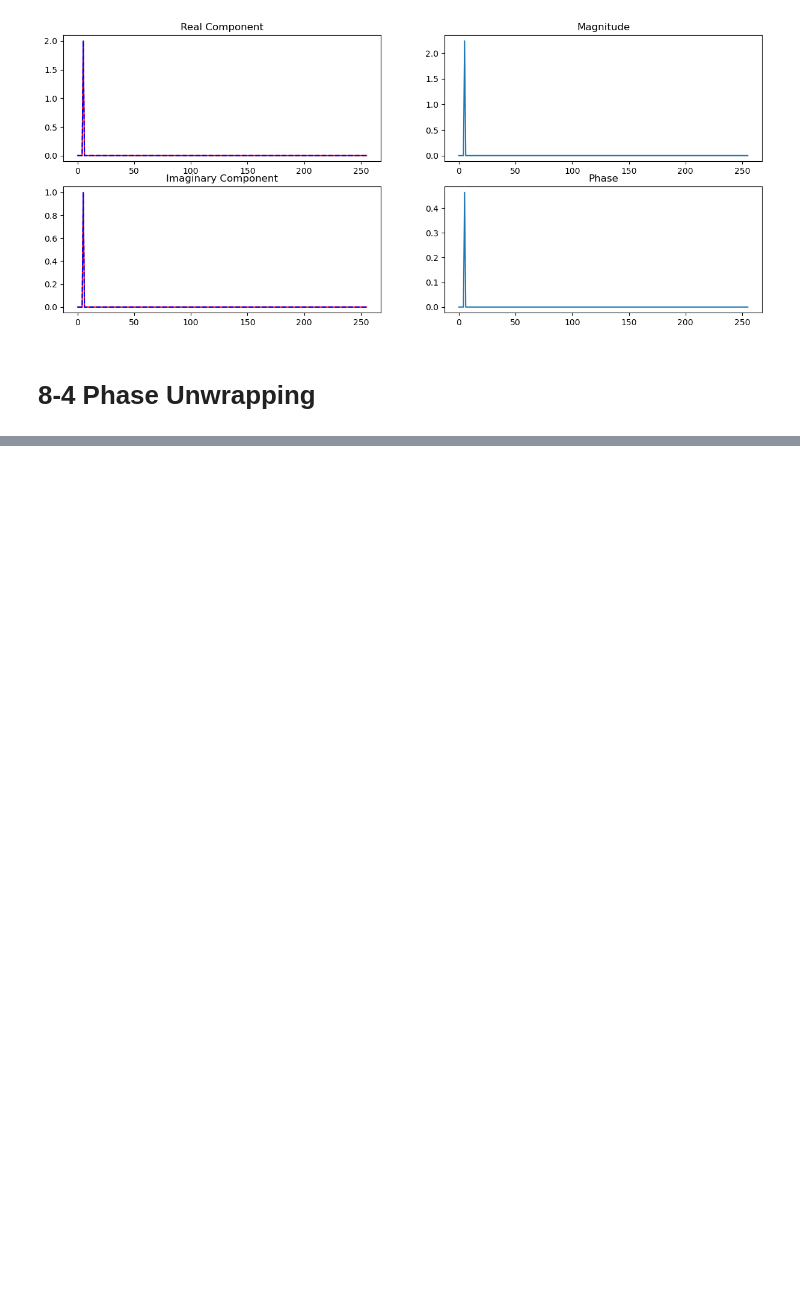
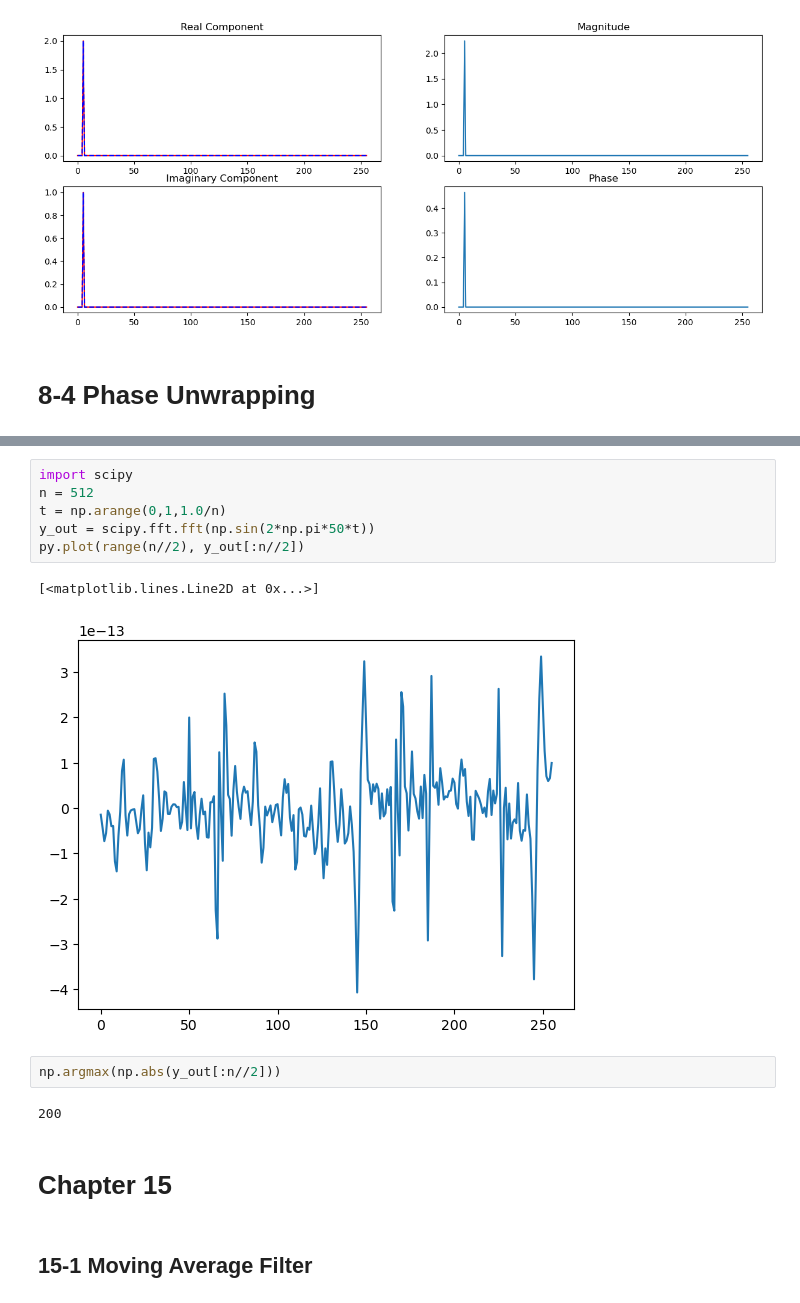
Before and after one commit to ujkam/sciengguidedsp_py, a Jupyter notebook: All_Chapters.ipynb, the cells around one changed output, grey strips where cells are left out. Cells and saved outputs as stored; diff of their text form; blank space fills up the shorter version.

```diff
--- a/All_Chapters.ipynb
+++ b/All_Chapters.ipynb
@@ -304,0 +475,17 @@ round(0.55)
+# %%
+import scipy
+n = 512
+t = np.arange(0,1,1.0/n)
+y_out = scipy.fft.fft(np.sin(2*np.pi*50*t))
+py.plot(range(n//2), y_out[:n//2])
+# %% [output]
+[<matplotlib.lines.Line2D at 0x...>]
+[figure, added]
+# %%
+np.argmax(np.abs(y_out[:n//2]))
+# %% [output]
+200
+# %% [markdown]
+# Chapter 15
+# %% [markdown]
+## 15-1 Moving Average Filter
```
Also changed, not shown: parts of 20 cells of this notebook.
